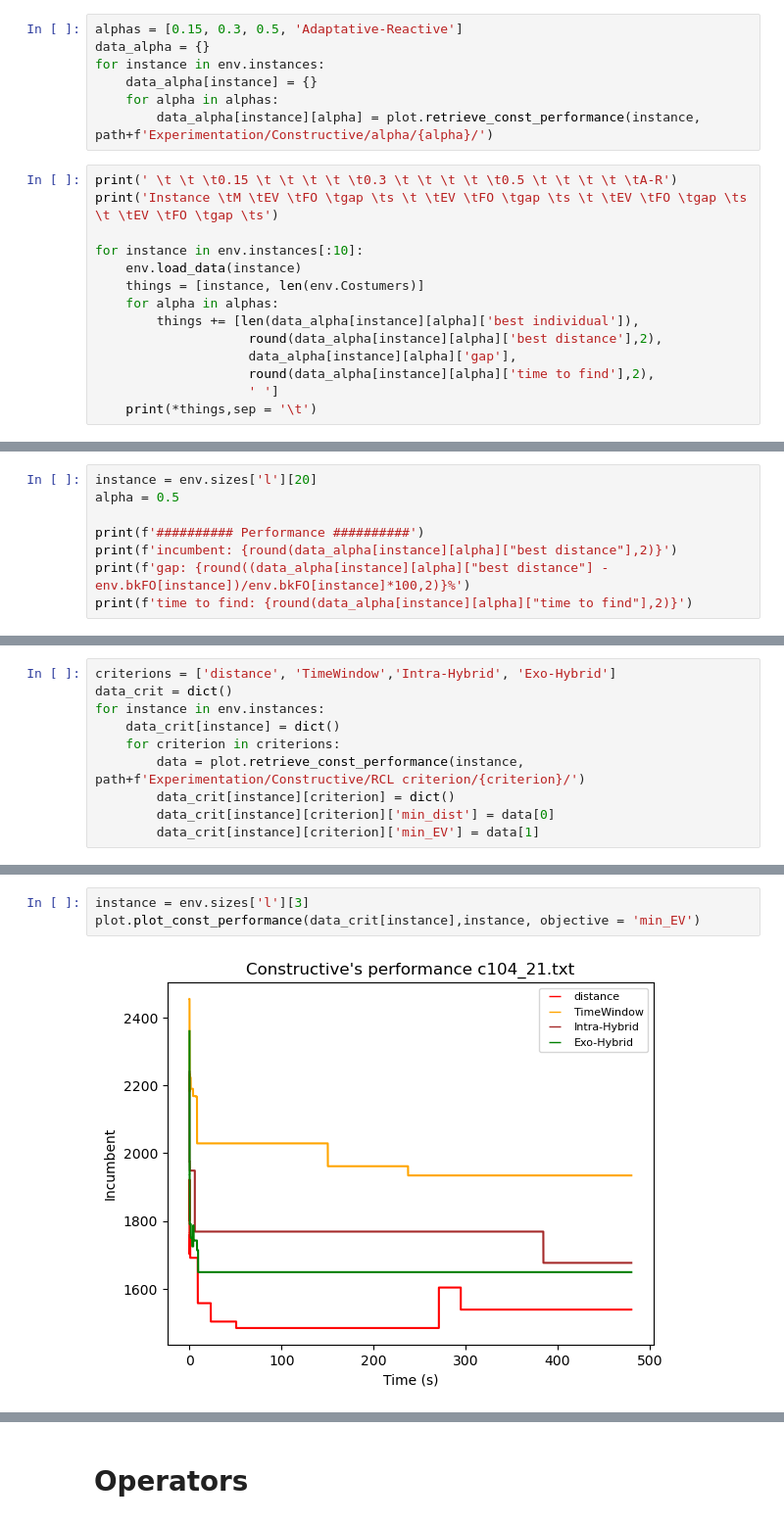
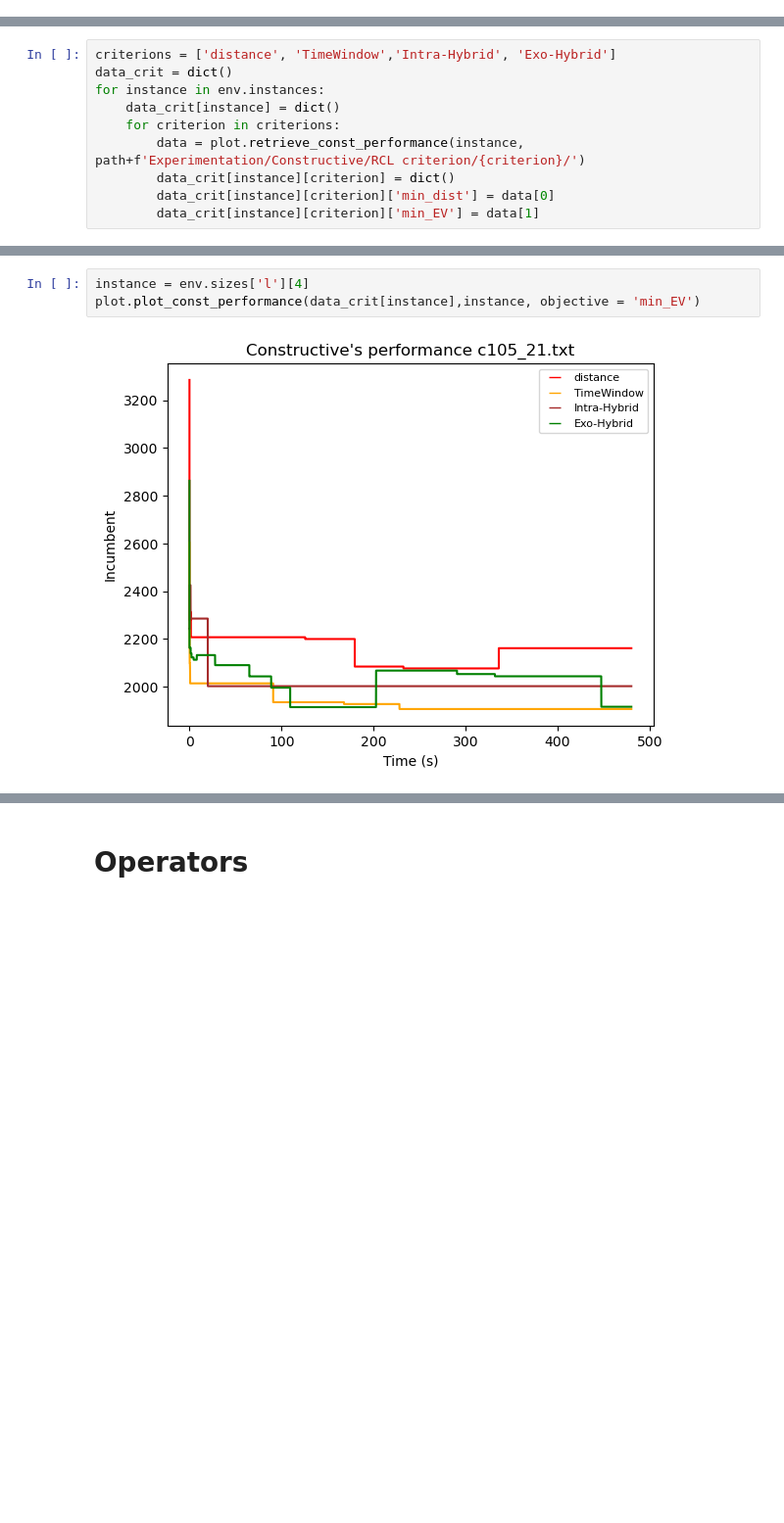
Before and after one commit to juanbeta98/E-CVRP-TW, a Jupyter notebook: Code/Visualizations.ipynb, the cells around one changed output, grey strips where cells are left out. Shown: that part at 98% size. Drawn from its saved outputs; the diff is of its cells as text; blank space fills up the shorter version.

```diff
--- a/Code/Visualizations.ipynb
+++ b/Code/Visualizations.ipynb
@@ -19,21 +14,0 @@ Testing various alpha configurations
-# %%
-alphas = [0.15, 0.3, 0.5, 'Adaptative-Reactive']
-data_alpha = {}
-for instance in env.instances:
-    data_alpha[instance] = {}
-    for alpha in alphas:
-        data_alpha[instance][alpha] = plot.retrieve_const_performance(instance, path+f'Experimentation/Constructive/alpha/{alpha}/')
-# %%
-print(' \t \t \t0.15 \t \t \t \t \t0.3 \t \t \t \t \t0.5 \t \t \t \t \tA-R')
-print('Instance \tM \tEV \tFO \tgap \ts \t \tEV \tFO \tgap \ts \t \tEV \tFO \tgap \ts \t \tEV \tFO \tgap \ts')
-
-for instance in env.instances[:10]:
-    env.load_data(instance)
-    things = [instance, len(env.Costumers)]
-    for alpha in alphas:
-        things += [len(data_alpha[instance][alpha]['best individual']),
-                    round(data_alpha[instance][alpha]['best distance'],2),
-                    data_alpha[instance][alpha]['gap'],
-                    round(data_alpha[instance][alpha]['time to find'],2),
-                    ' ']
-    print(*things,sep = '\t')
@@ -53,8 +14,0 @@ c105_21.txt     100     17      1927.51 79.24   207.24          22      2145.24
-# %%
-instance = env.sizes['l'][20]
-alpha = 0.5
-
-print(f'########## Performance ##########')
-print(f'incumbent: {round(data_alpha[instance][alpha]["best distance"],2)}')
-print(f'gap: {round((data_alpha[instance][alpha]["best distance"] - env.bkFO[instance])/env.bkFO[instance]*100,2)}%')
-print(f'time to find: {round(data_alpha[instance][alpha]["time to find"],2)}')
@@ -127,5 +72,5 @@ time to find: 326.41
 # %%
-instance = env.sizes['l'][3]
+instance = env.sizes['l'][4]
 plot.plot_const_performance(data_crit[instance],instance, objective = 'min_EV')
 # %% [output]
-[figure, old version]
+[figure, new version]
```
Also changed, not shown: parts of 8 cells of this notebook, 2 other files.
